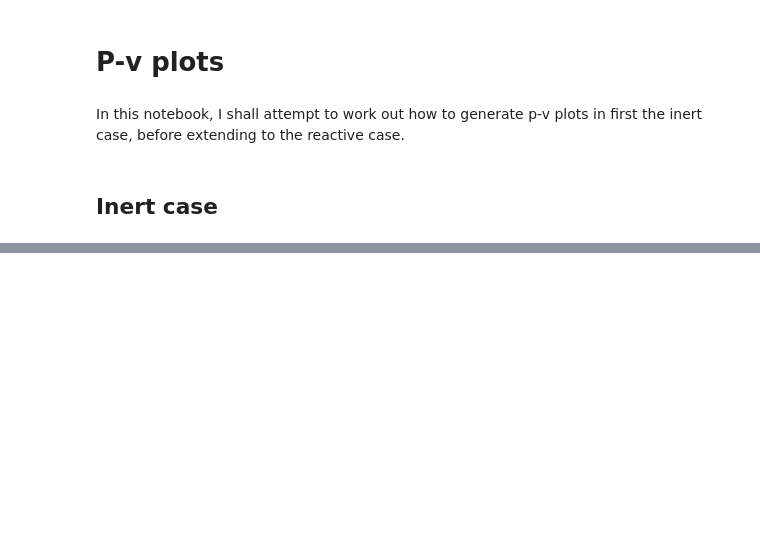
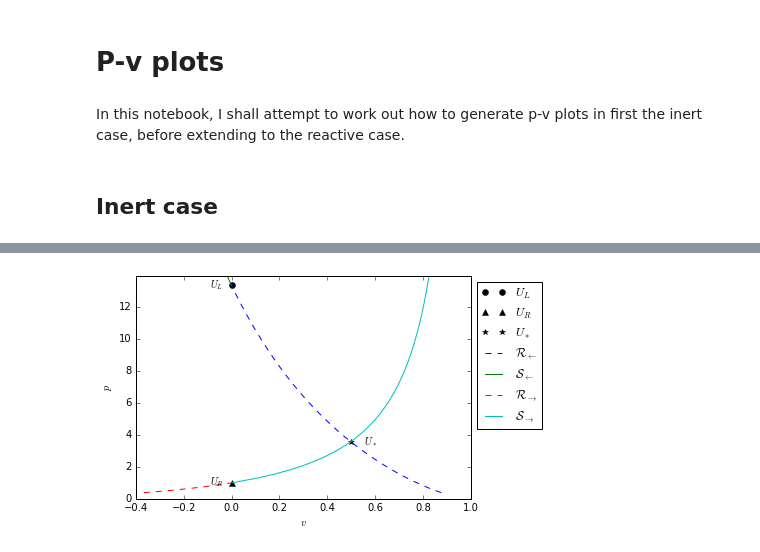
Before and after one commit to harpolea/r3d2, a Jupyter notebook: docs/p_v_plots.ipynb, the cells around one changed output, grey strips where cells are left out. Saved outputs shown, nothing was run; the diff lists cells and outputs as text; code cells hidden in the pictures; blank space fills up the shorter version.

```diff
--- a/docs/p_v_plots.ipynb
+++ b/docs/p_v_plots.ipynb
@@ -21,0 +221,4 @@ test_1_rp = RiemannProblem(test_1_U_left, test_1_U_right)
+# %%
+plot_P_v(test_1_rp)
+# %% [output]
+[figure, added]
```
Also changed, not shown: parts of 13 cells of this notebook, 2 other files.
